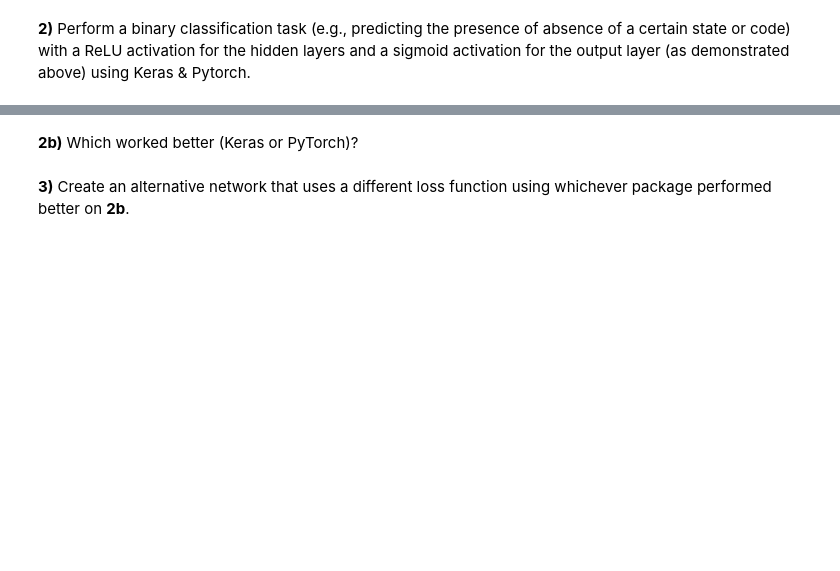
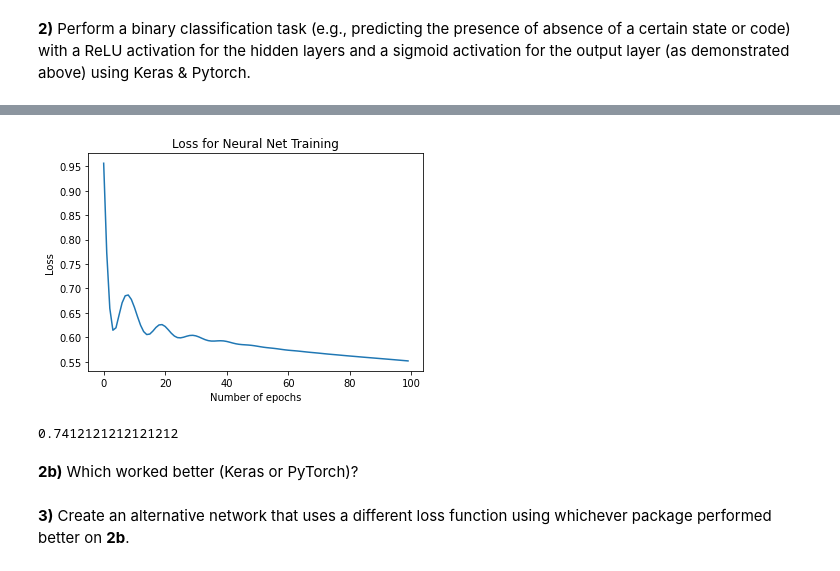
Before and after one commit to yhchou0904/ThinkDLassignments, a Jupyter notebook: Week1/Tutorial_2_intro_neural_nets.ipynb, the cells around one changed output, grey strips where cells are left out. Saved outputs shown, nothing was run; the diff lists cells and outputs as text; code cells hidden in the pictures; blank space fills up the shorter version.

```diff
--- a/Week1/Tutorial_2_intro_neural_nets.ipynb
+++ b/Week1/Tutorial_2_intro_neural_nets.ipynb
@@ -1184,3 +1316,43 @@ Immediately below each of the following prompts, add Colab cells that:
+# %%
+net = Network()
+opt = optim.Adam(net.parameters(), lr=0.001, betas=(0.9, 0.999))
+# %%
+criterion = F.binary_cross_entropy
+# %%
+def train_epoch(model, opt, criterion, X_train, y_train):
+    model.train()
+    losses = []
+    opt.zero_grad()
+    # (1) Forward
+    y_hat = model(X_train)
+    # (2) Compute diff
+    loss = criterion(y_hat, y_train.unsqueeze(1))
+    # (3) Compute gradients, this is the backprop step
+    loss.backward()
+    # (4) update weights
+    opt.step()
+    losses.append(loss.data.numpy())
+    return losses
+# %%
+e_losses = []
+num_epochs = 100
+for e in range(num_epochs):
+    e_losses += train_epoch(net, opt, criterion, X_train_tensor.float(), y_train_tensor)
+# %%
+plt.title("Loss for Neural Net Training")
+plt.xlabel("Number of epochs")
+plt.ylabel("Loss")
+plt.plot(e_losses)
+plt.show()
+# %% [output]
+[figure, added]
+# %%
+output = net(torch.tensor(X_test_class.values).float())
+y_pred_tag = torch.round(output)
+sklearn.metrics.accuracy_score(y_test_class, y_pred_tag.detach().numpy())
+#sklearn.metrics.accuracy_score(y_test, y_classes)
+# %% [output]
+0.7412121212121212
 # %% [markdown]
 **2b)** Which worked better (Keras or PyTorch)?
 # %%
```
Also changed, not shown: parts of 39 cells of this notebook.
